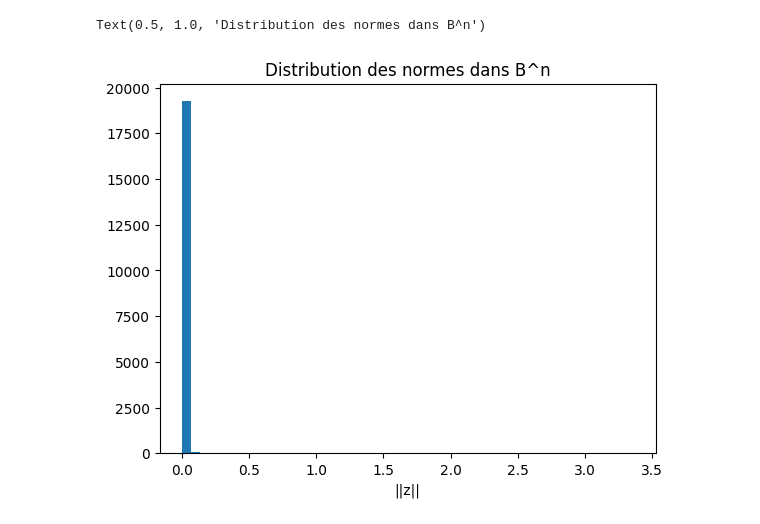
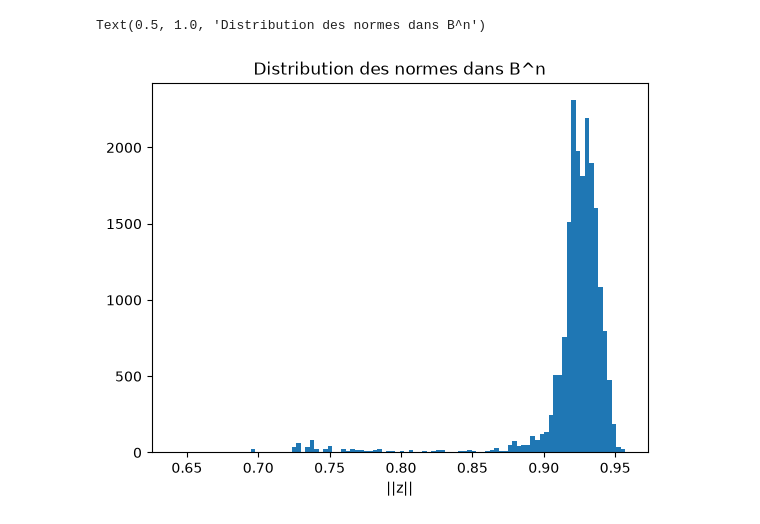
Before and after one commit to averniere/OT_simulation_maladies, a Jupyter notebook: HGCN/test.ipynb, the cells around one changed output. Drawn from its saved outputs; the diff is of its cells as text; code cells hidden in the pictures.

```diff
--- a/HGCN/test.ipynb
+++ b/HGCN/test.ipynb
@@ -7,6 +7,6 @@ import json
 import os
 import matplotlib.pyplot as plt
 # %%
-embeddings = np.load('logs/2026_5_6/0/embeddings.npy')
+embeddings = np.load('logs/2026_6_24/3/embeddings.npy')
 print(embeddings.shape)
 # %% [output]
@@ -35,9 +35,9 @@ Text(0, 0.5, 'MAP')
 # %%
 norms = np.linalg.norm(embeddings, axis=1)
 
-plt.hist(norms, bins=50)
+plt.hist(norms, bins=100)
 plt.xlabel('||z||')
 plt.title('Distribution des normes dans B^n')
 # %% [output]
 Text(0.5, 1.0, 'Distribution des normes dans B^n')
-[figure, old version]
+[figure, new version]
```
Also changed, not shown: parts of 3 cells of this notebook, 7 other files.
